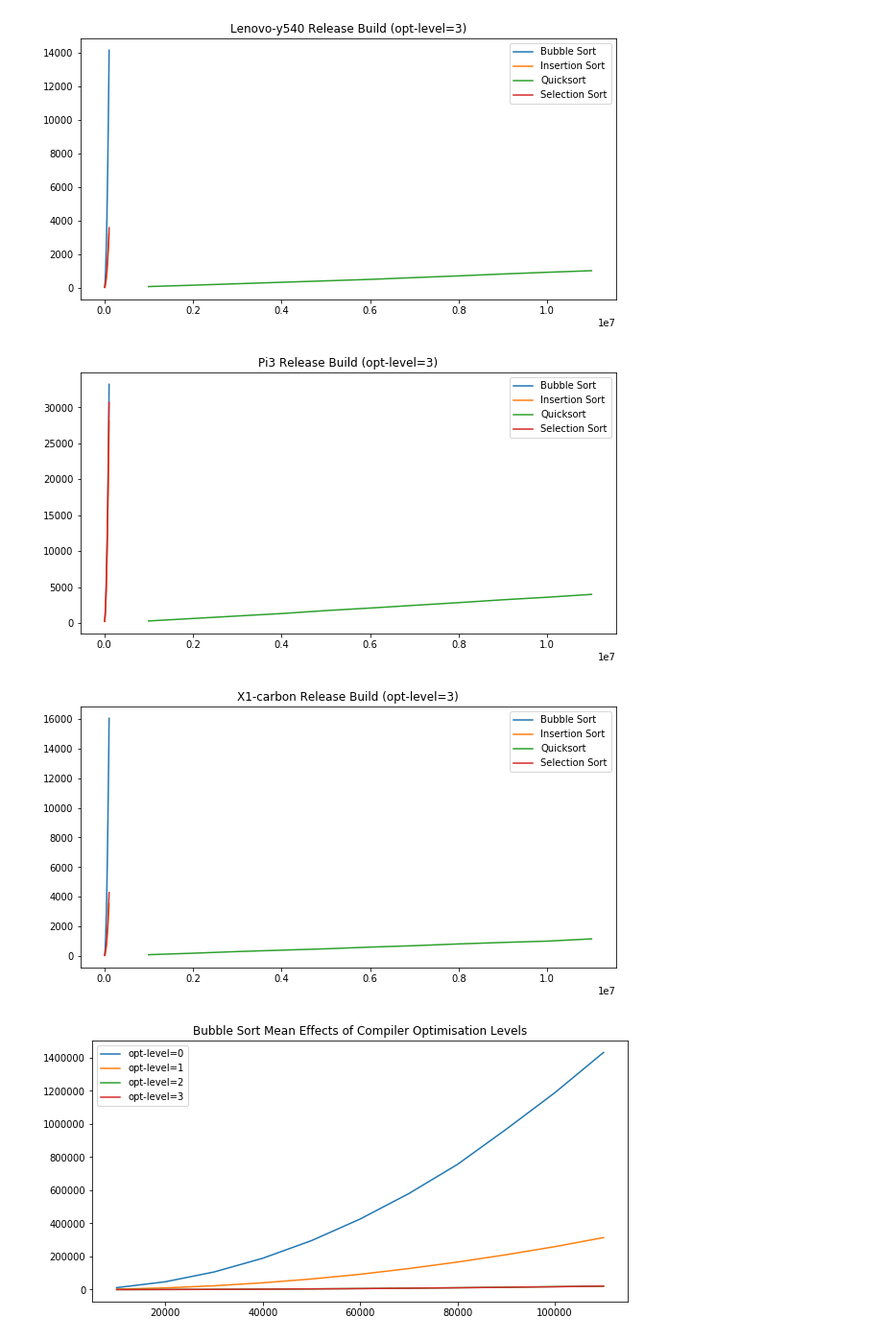
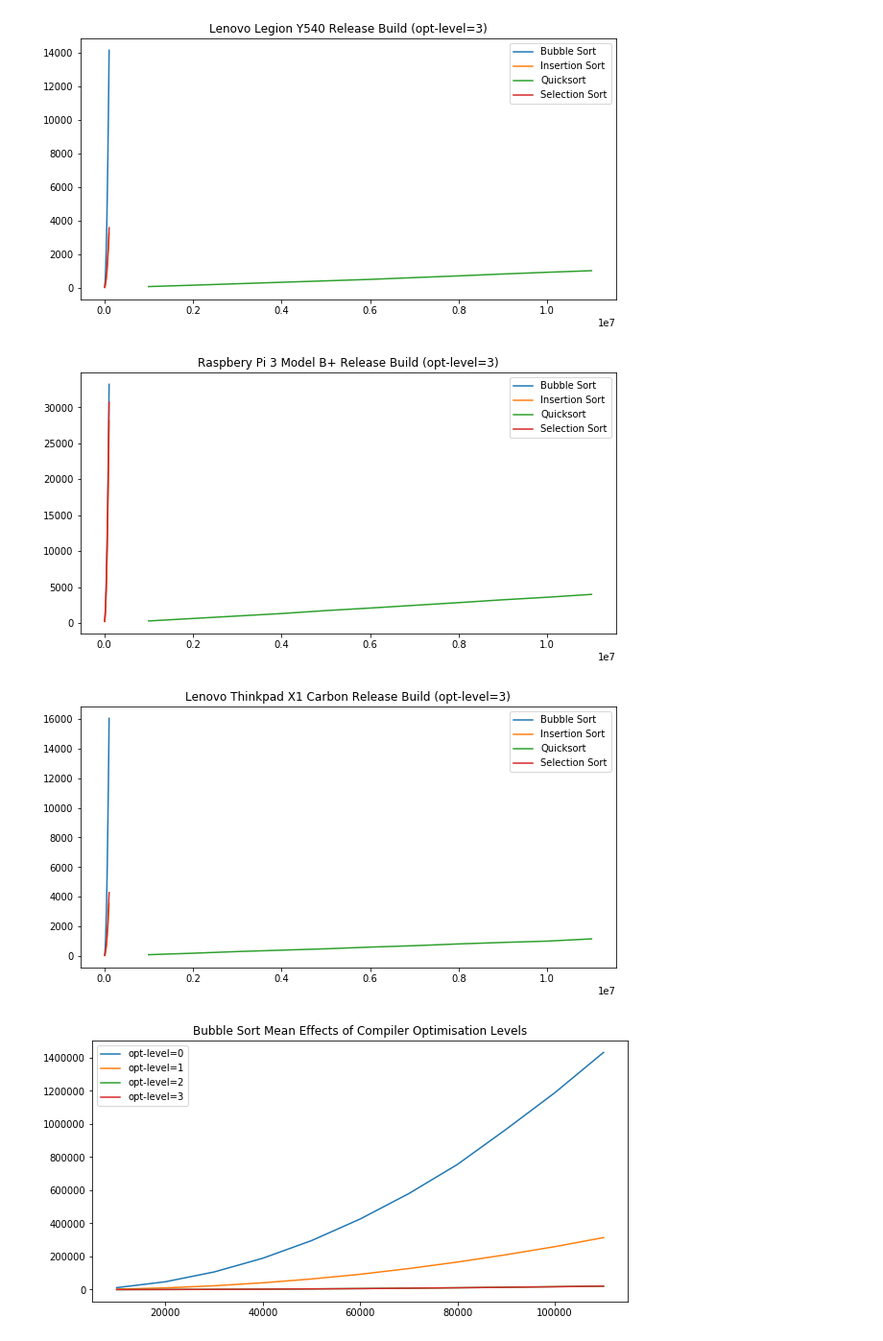
Before and after one commit to SteadBytes/study, a Jupyter notebook: the-pragmatic-programmer-20th/39/exercises/28/results.ipynb, the cells around one changed output. Shown at 96% size. Saved outputs shown, nothing was run; the diff lists cells and outputs as text; code cells hidden in the pictures.

Commit message:
[tpp] ex28 'pretty' device names

```diff
--- a/the-pragmatic-programmer-20th/39/exercises/28/results.ipynb
+++ b/the-pragmatic-programmer-20th/39/exercises/28/results.ipynb
@@ -47,23 +53,23 @@ results = parse_all_results()
 # %%
 def sort_and_groupby(iterable, key=None):
     yield from groupby(sorted(iterable, key=key), key=key)
 
 
 for device, g in sort_and_groupby(
     [r for r in results if r.opt_level == RELEASE_OPT_LEVEL], key=attrgetter("device")
 ):
     fig = plt.figure(figsize=(10, 5))
-    plt.title(f"{device.capitalize()} Release Build (opt-level=3)")
+    plt.title(f"{PRETTY_DEVICE_NAMES[device]} Release Build (opt-level=3)")
     for sort, _results in sort_and_groupby(list(g), key=attrgetter("sort")):
         _results = list(_results)
         plt.plot([r.n for r in _results], [r.duration for r in _results], label=sort)
     plt.legend()
     plt.show()
     fig.savefig(DATA_DIR / "processed/devices" / device, dpi=fig.dpi)
 # %% [output]
-[figure, old version]
+[figure, new version]
-[figure, old version]
+[figure, new version]
-[figure, old version]
+[figure, new version]
 # %%
 def ddict():
     return defaultdict(ddict)
```
Also changed, not shown: parts of 1 cell of this notebook, 3 other files.
